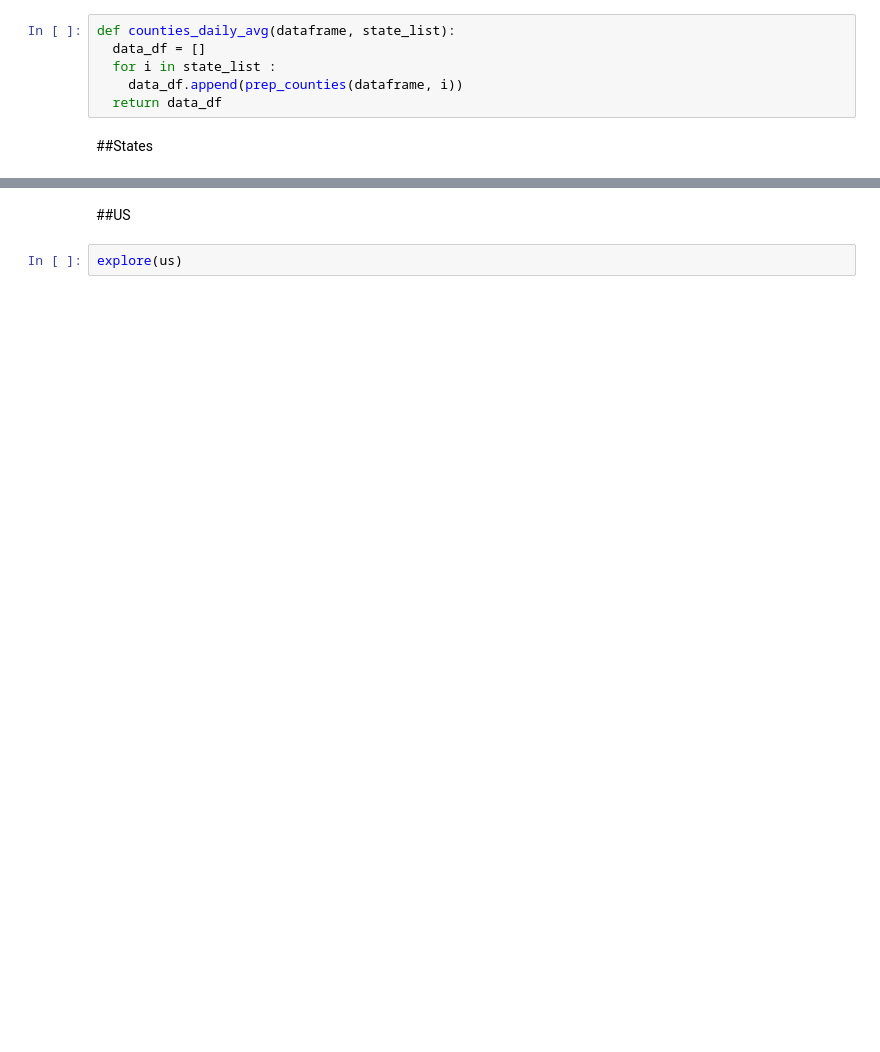
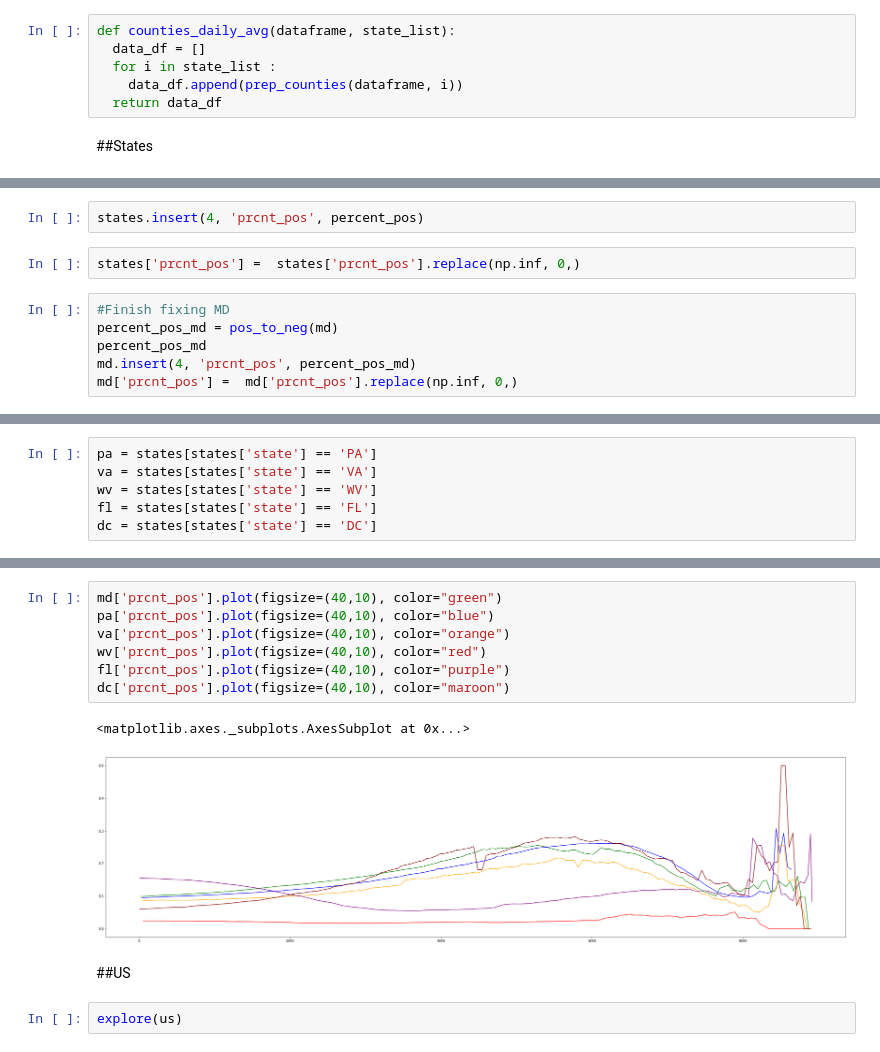
Before and after one commit to JoshuaHaga/Covid_19_sprint_1_buildwk, a Jupyter notebook: Covid_19_analysis.ipynb, the cells around one changed output, grey strips where cells are left out. Saved outputs shown, nothing was run; the diff lists cells and outputs as text; blank space fills up the shorter version.

```diff
--- a/Covid_19_analysis.ipynb
+++ b/Covid_19_analysis.ipynb
@@ -369,0 +517,10 @@ md['positive'].plot(figsize=(10,10))
+# %%
+states.insert(4, 'prcnt_pos', percent_pos)
+# %%
+states['prcnt_pos'] =  states['prcnt_pos'].replace(np.inf, 0,)
+# %%
+#Finish fixing MD
+percent_pos_md = pos_to_neg(md)
+percent_pos_md
+md.insert(4, 'prcnt_pos', percent_pos_md)
+md['prcnt_pos'] =  md['prcnt_pos'].replace(np.inf, 0,)
@@ -369,0 +549,6 @@ md['positive'].plot(figsize=(10,10))
+# %%
+pa = states[states['state'] == 'PA']
+va = states[states['state'] == 'VA']
+wv = states[states['state'] == 'WV']
+fl = states[states['state'] == 'FL']
+dc = states[states['state'] == 'DC']
@@ -370,3 +565,13 @@ md['positive'].plot(figsize=(10,10))
+# %%
+md['prcnt_pos'].plot(figsize=(40,10), color="green")
+pa['prcnt_pos'].plot(figsize=(40,10), color="blue")
+va['prcnt_pos'].plot(figsize=(40,10), color="orange")
+wv['prcnt_pos'].plot(figsize=(40,10), color="red")
+fl['prcnt_pos'].plot(figsize=(40,10), color="purple")
+dc['prcnt_pos'].plot(figsize=(40,10), color="maroon")
+# %% [output]
+<matplotlib.axes._subplots.AxesSubplot at 0x...>
+[figure, added]
 # %% [markdown]
 ##US
 # %%
```
Also changed, not shown: parts of 16 cells of this notebook.
